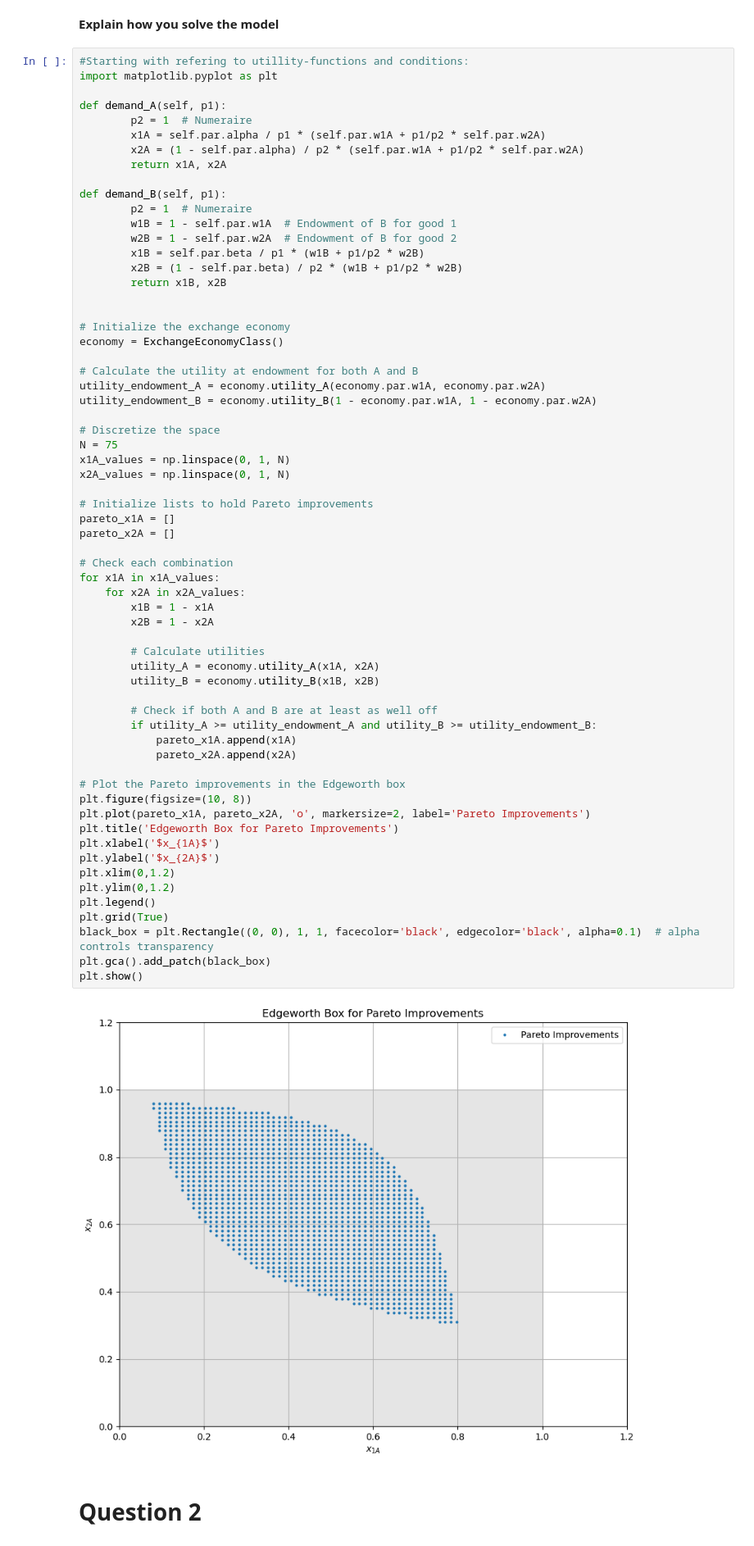
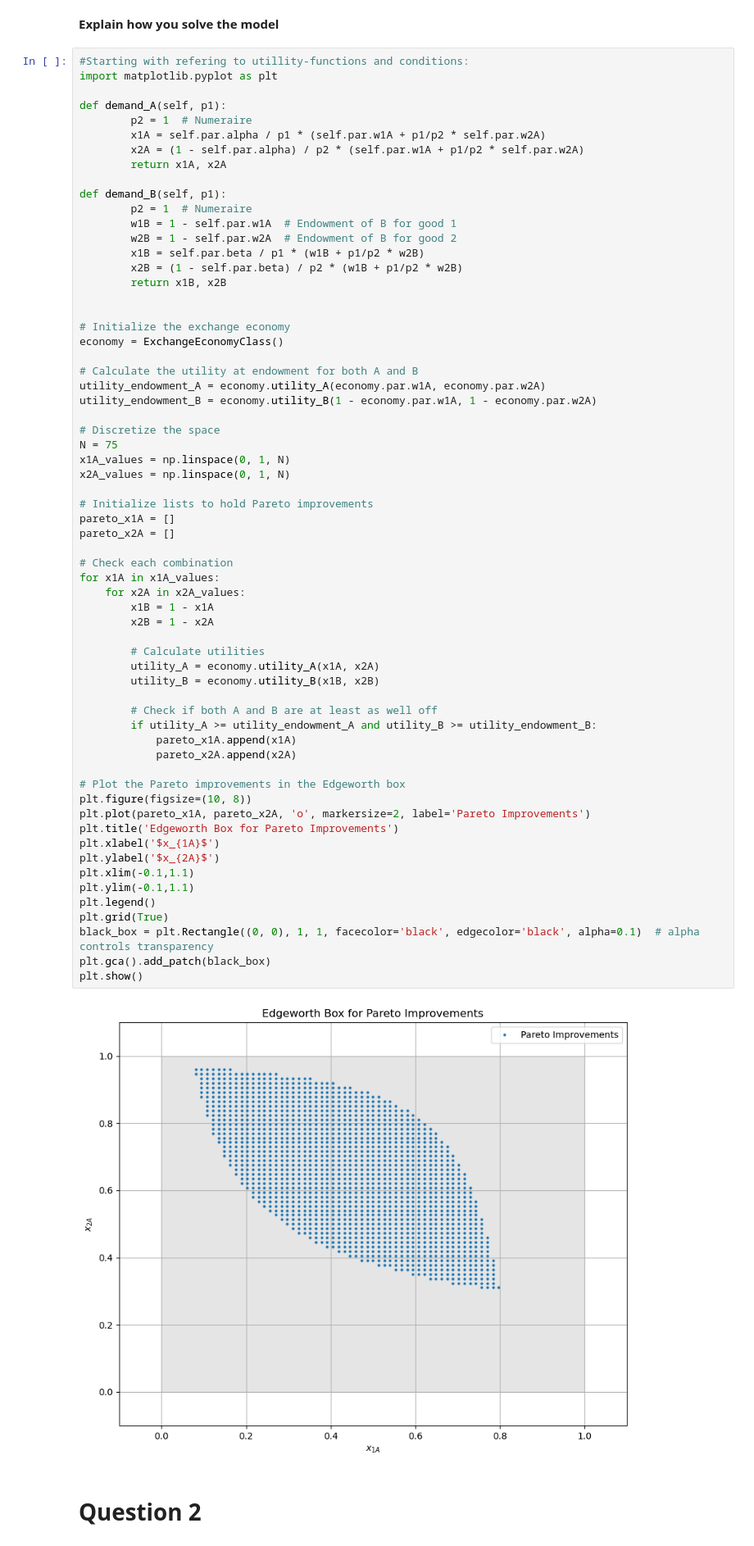
Before and after one commit to NumEconCopenhagen/projects-2024-econ-jyderne, a Jupyter notebook: inauguralproject/inauguralproject.ipynb, the cells around one changed output. Shown at 82% size. Saved outputs shown, nothing was run; the diff lists cells and outputs as text.

```diff
--- a/inauguralproject/inauguralproject.ipynb
+++ b/inauguralproject/inauguralproject.ipynb
@@ -58,36 +58,36 @@ x2A_values = np.linspace(0, 1, N)
 pareto_x1A = []
 pareto_x2A = []
 
 # Check each combination
 for x1A in x1A_values:
     for x2A in x2A_values:
         x1B = 1 - x1A
         x2B = 1 - x2A
 
         # Calculate utilities
         utility_A = economy.utility_A(x1A, x2A)
         utility_B = economy.utility_B(x1B, x2B)
 
         # Check if both A and B are at least as well off
         if utility_A >= utility_endowment_A and utility_B >= utility_endowment_B:
             pareto_x1A.append(x1A)
             pareto_x2A.append(x2A)
 
 # Plot the Pareto improvements in the Edgeworth box
 plt.figure(figsize=(10, 8))
 plt.plot(pareto_x1A, pareto_x2A, 'o', markersize=2, label='Pareto Improvements')
 plt.title('Edgeworth Box for Pareto Improvements')
 plt.xlabel('$x_{1A}$')
 plt.ylabel('$x_{2A}$')
-plt.xlim(0,1.2)
-plt.ylim(0,1.2)
+plt.xlim(-0.1,1.1)
+plt.ylim(-0.1,1.1)
 plt.legend()
 plt.grid(True)
 black_box = plt.Rectangle((0, 0), 1, 1, facecolor='black', edgecolor='black', alpha=0.1)  # alpha controls transparency
 plt.gca().add_patch(black_box)
 plt.show()
 # %% [output]
-[figure, old version]
+[figure, new version]
 # %% [markdown]
 # Question 2
 # %% [markdown]
```
